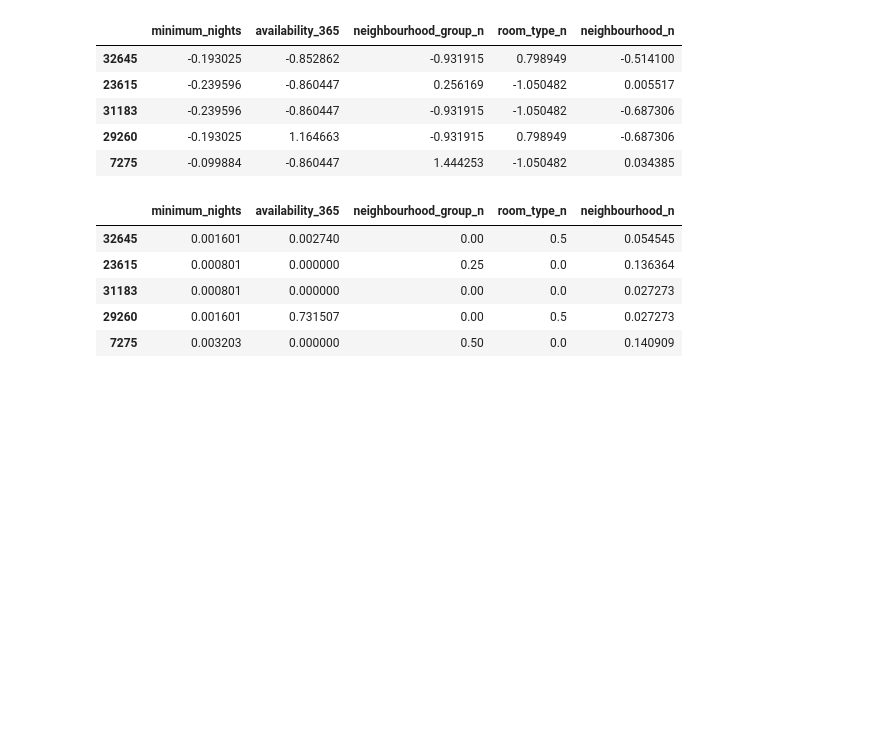
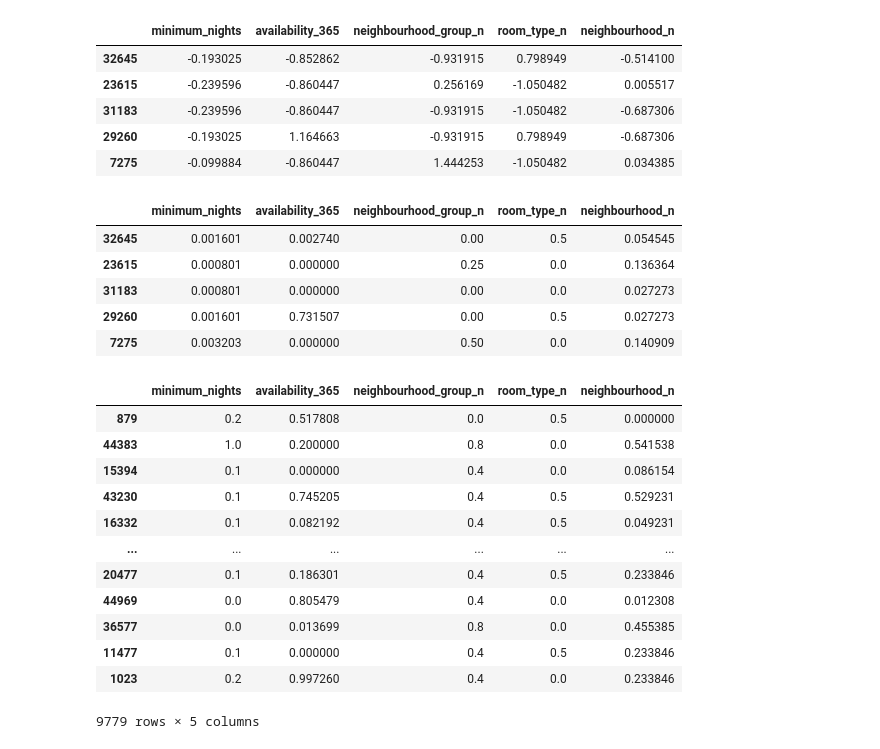
Before and after one commit to Julianmarania/Machine-learning-python-template_Project_12_Julian_Lopez, a Jupyter notebook: src/explore.ipynb, the cells around one changed output. Cells and saved outputs as stored; diff of their text form; code cells hidden in the pictures; blank space fills up the shorter version.

```diff
--- a/src/explore.ipynb
+++ b/src/explore.ipynb
@@ -372,6 +373,8 @@ def replace_outliers_from_column(column, df):
   column_iqr = column_stats["75%"] - column_stats["25%"]
   upper_limit = column_stats["75%"] + 1.5 * column_iqr
   lower_limit = column_stats["25%"] - 1.5 * column_iqr
+  if lower_limit < 0: lower_limit = 0
+
   # Replace upper outliers
   df[column] = df[column].apply(lambda x: x if (x <= upper_limit) else upper_limit)
   # Replace lower outliers
@@ -393,3 +396,5 @@ for column in ["price", "minimum_nights", "neighbourhood_group_n", "neighbourhoo
 
 with open("outliers_replacement.json", "w") as f:
     json.dump(outliers_dict, f)
+
+outliers_dict
@@ -500,9 +517,12 @@ X_train_con_outliers_norm.head()
 
 from sklearn.preprocessing import MinMaxScaler
 
-### NORMALIZAMOS EL DATAFRAME CON OUTLIERS Y LO GUARDAMOS
+### ESCALAMOS EL DATAFRAME CON OUTLIERS Y LO GUARDAMOS
 scaler_con_outliers = MinMaxScaler()
 scaler_con_outliers.fit(X_train_con_outliers)
+
+with open("/Users/julian/Desktop/vs code/Machine-learning-python-template_Project_12_Julian_Lopez/Machine-learning-python-template_Project_12_Julian_Lopez/src/models/scaler_con_outliers.pkl", "wb") as file: # Guardar el Escaler.
+  pickle.dump(scaler_con_outliers, file)
 
 X_train_con_outliers_scal = scaler_con_outliers.transform(X_train_con_outliers)
 X_train_con_outliers_scal = pd.DataFrame(X_train_con_outliers_scal, index = X_train_con_outliers.index, columns = num_variables)
@@ -511,12 +531,15 @@ X_test_con_outliers_scal = scaler_con_outliers.transform(X_test_con_outliers)
 X_test_con_outliers_scal = pd.DataFrame(X_test_con_outliers_scal, index = X_test_con_outliers.index, columns = num_variables)
 
 # GUARDAR LOS DATASETS
-X_train_con_outliers_scal.to_excel("/Users/julian/Desktop/vs code/Machine-learning-python-template_Project_12_Julian_Lopez/Machine-learning-python-template_Project_12_Julian_Lopez/src/X_train_con_outliers_scal.xlsx", index = False)
-X_test_con_outliers_scal.to_excel("/Users/julian/Desktop/vs code/Machine-learning-python-template_Project_12_Julian_Lopez/Machine-learning-python-template_Project_12_Julian_Lopez/src/X_test_con_outliers_scal.xlsx", index = False)
+X_train_con_outliers_scal.to_excel("/Users/julian/Desktop/vs code/Machine-learning-python-template_Project_12_Julian_Lopez/Machine-learning-python-template_Project_12_Julian_Lopez/src/excels/X_train_con_outliers_scal.xlsx", index = False)
+X_test_con_outliers_scal.to_excel("/Users/julian/Desktop/vs code/Machine-learning-python-template_Project_12_Julian_Lopez/Machine-learning-python-template_Project_12_Julian_Lopez/src/excels/X_test_con_outliers_scal.xlsx", index = False)
 
 ### ESCALAMOS EL DATAFRAME SIN OUTLIERS Y LO GUARDAMOS
-scaler_sin_outliers = StandardScaler()
+scaler_sin_outliers = MinMaxScaler()
 scaler_sin_outliers.fit(X_train_sin_outliers)
+
+with open("/Users/julian/Desktop/vs code/Machine-learning-python-template_Project_12_Julian_Lopez/Machine-learning-python-template_Project_12_Julian_Lopez/src/models/scaler_sin_outliers.pkl", "wb") as file: # Guardar el Escaler.
+  pickle.dump(scaler_sin_outliers, file)
 
 X_train_sin_outliers_scal = scaler_sin_outliers.transform(X_train_sin_outliers)
 X_train_sin_outliers_scal = pd.DataFrame(X_train_sin_outliers_scal, index = X_train_sin_outliers.index, columns = num_variables)
@@ -525,8 +548,8 @@ X_test_sin_outliers_scal = scaler_sin_outliers.transform(X_test_sin_outliers)
 X_test_sin_outliers_scal = pd.DataFrame(X_test_sin_outliers_scal, index = X_test_sin_outliers.index, columns = num_variables)
 
 # GUARDAR LOS DATASETS
-X_train_sin_outliers_scal.to_excel("/Users/julian/Desktop/vs code/Machine-learning-python-template_Project_12_Julian_Lopez/Machine-learning-python-template_Project_12_Julian_Lopez/src/X_train_sin_outliers_scal.xlsx", index = False)
-X_test_sin_outliers_scal.to_excel("/Users/julian/Desktop/vs code/Machine-learning-python-template_Project_12_Julian_Lopez/Machine-learning-python-template_Project_12_Julian_Lopez/src/X_test_sin_outliers_scal.xlsx", index = False)
+X_train_sin_outliers_scal.to_excel("/Users/julian/Desktop/vs code/Machine-learning-python-template_Project_12_Julian_Lopez/Machine-learning-python-template_Project_12_Julian_Lopez/src/excels/X_train_sin_outliers_scal.xlsx", index = False)
+X_test_sin_outliers_scal.to_excel("/Users/julian/Desktop/vs code/Machine-learning-python-template_Project_12_Julian_Lopez/Machine-learning-python-template_Project_12_Julian_Lopez/src/excels/X_test_sin_outliers_scal.xlsx", index = False)
 
 X_train_con_outliers_scal.head()
 # %% [output]
@@ -536,3 +559,32 @@ X_train_con_outliers_scal.head()
 | 31183 | 0.000801 | 0.000000 | 0.00 | 0.0 | 0.027273 |
 | 29260 | 0.001601 | 0.731507 | 0.00 | 0.5 | 0.027273 |
 | 7275 | 0.003203 | 0.000000 | 0.50 | 0.0 | 0.140909 |
+# %%
+X_train_con_outliers
+X_train_sin_outliers
+X_test_con_outliers
+X_test_sin_outliers
+y_train
+y_test
+X_train_con_outliers_norm
+X_test_con_outliers_norm
+X_train_sin_outliers_norm
+X_test_sin_outliers_norm
+X_train_con_outliers_scal
+X_test_con_outliers_scal
+X_train_sin_outliers_scal
+X_test_sin_outliers_scal
+# %% [output]
+|  | minimum_nights | availability_365 | neighbourhood_group_n | room_type_n | neighbourhood_n |
+| 879 | 0.2 | 0.517808 | 0.0 | 0.5 | 0.000000 |
+| 44383 | 1.0 | 0.200000 | 0.8 | 0.0 | 0.541538 |
+| 15394 | 0.1 | 0.000000 | 0.4 | 0.0 | 0.086154 |
+| 43230 | 0.1 | 0.745205 | 0.4 | 0.5 | 0.529231 |
+| 16332 | 0.1 | 0.082192 | 0.4 | 0.5 | 0.049231 |
+| ... | ... | ... | ... | ... | ... |
+| 20477 | 0.1 | 0.186301 | 0.4 | 0.5 | 0.233846 |
+| 44969 | 0.0 | 0.805479 | 0.4 | 0.0 | 0.012308 |
+| 36577 | 0.0 | 0.013699 | 0.8 | 0.0 | 0.455385 |
+| 11477 | 0.1 | 0.000000 | 0.4 | 0.5 | 0.233846 |
+| 1023 | 0.2 | 0.997260 | 0.4 | 0.0 | 0.233846 |
+9779 rows × 5 columns
```
Also changed, not shown: parts of 7 cells of this notebook, 34 other files.
